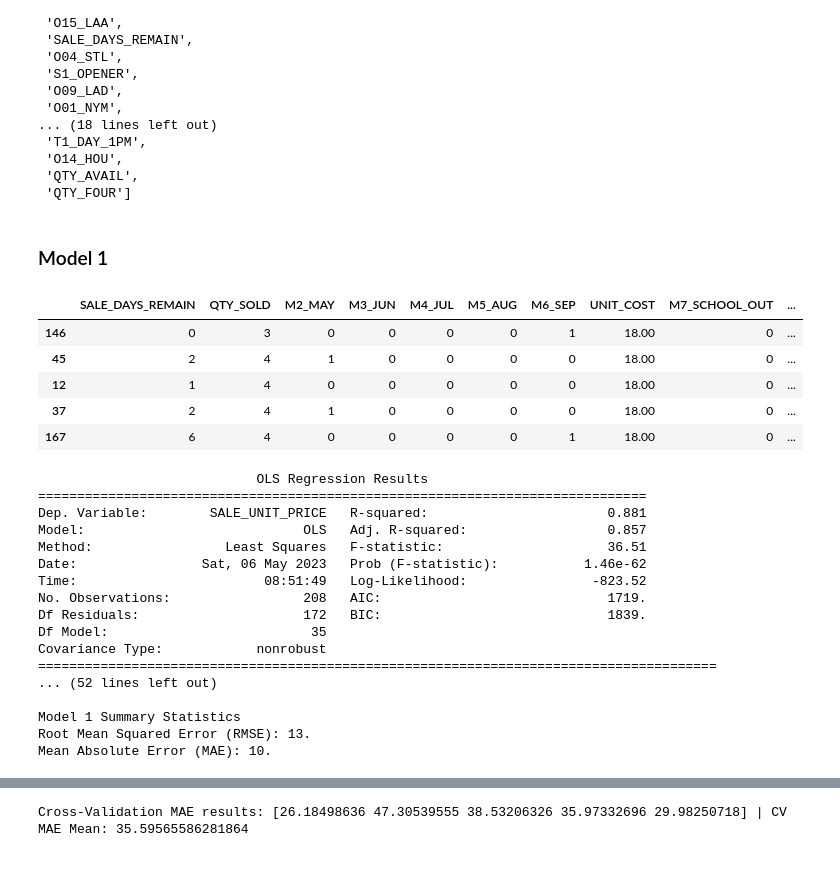
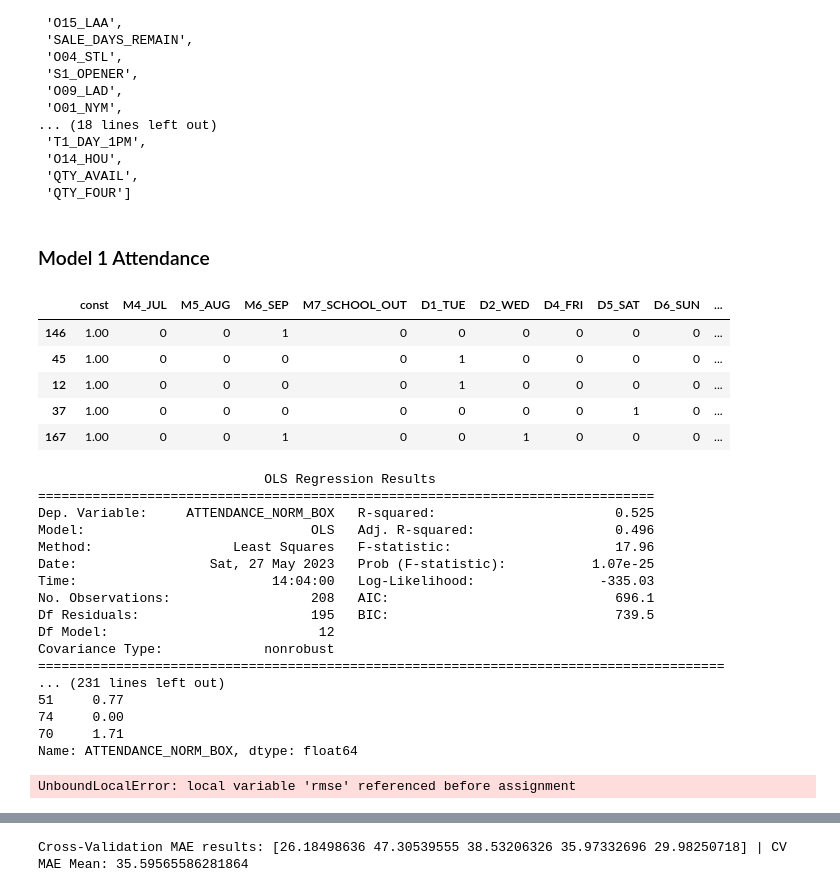
Before and after one commit to cutterback/p09_atlanta_braves_ticket_prices, a Jupyter notebook: Braves_2022_Ticket_Sales.ipynb, the cells around one changed output, grey strips where cells are left out. Cells and saved outputs as stored; diff of their text form; code cells hidden in the pictures.

```diff
--- a/Braves_2022_Ticket_Sales.ipynb
+++ b/Braves_2022_Ticket_Sales.ipynb
@@ -319,7 +319,11 @@ def predict(model_nbr, model, X_train, X_test, y_train, y_test):
 ### Feature Review
 # %%
 # set sell-out indicator if attendance exceeds 41,084 capacity at Truist Park for 2022 season
+WKND = [1,6,7]
+WEEK = [2,3,4,5]
 sales['SELL_OUT'] = sales['ATTENDANCE'].apply(lambda x: 1 if x >= 41084 else 0)
+sales['SELL_OUT_WKND'] = np.where((sales.SELL_OUT == 1) & (sales.DOW.isin(WKND)), 1, 0)
+sales['SELL_OUT_WEEK'] = np.where((sales.SELL_OUT == 1) & (sales.DOW.isin(WEEK)), 1, 0)
 sales['QTY_SINGLE'] = sales['QTY_SOLD'].apply(lambda x: 1 if x == 1 else 0)
 sales['QTY_FOUR'] = sales['QTY_SOLD'].apply(lambda x: 1 if x == 4 else 0)
 sales['OPP_RANK1'] = sales['OPP_RANK'].apply(lambda x: 1 if x == 1 else 0)
@@ -330,6 +334,8 @@ sales['OPP_RANK5'] = sales['OPP_RANK'].apply(lambda x: 1 if x == 5 else 0)
 sales['SOLD_SAME_DAY'] = sales['SALE_DAYS_REMAIN'].apply(lambda x: 1 if x == 0 else 0)
 sales['SALE_DAYS_REMAIN_ADJ'] = sales['SALE_DAYS_REMAIN'].apply(lambda x: 0.5 if x == 0 else x)
 sales['SALE_DAYS_REMAIN_SQRT'] = np.sqrt(sales['SALE_DAYS_REMAIN_ADJ'])
+sales['ATTENDANCE_SQRT'] = np.sqrt(sales['ATTENDANCE'])
+sales['ATTENDANCE_NORM'] = normalize(sales['ATTENDANCE'])
 sales['SALE_UNIT_PRICE_SQRT'] = np.sqrt(sales['SALE_UNIT_PRICE'])
 sales['QTY_SINGLE_SAME_DAY'] = sales['QTY_SOLD'].apply(lambda x: 1 if x == 1 else 0)
 # %%
@@ -414,8 +430,8 @@ OPP_FORBES_VAL_LOG kurtosis: -0.9619996045848951
 # apply boxcox to price to see if this feature is better than price_log
 days_box = []
 days_box, price_lambda = stats.boxcox(seats.SALE_DAYS_REMAIN_ADJ)
-seats.insert(loc=4, column='SALE_DAYS_REMAIN_BOX', value=pd.Series(days_box))
+seats.insert(loc=75, column='ATTENDANCE_NORM_BOX', value=pd.Series(days_box))
 print(price_lambda)
-check_normality(seats, 'SALE_DAYS_REMAIN_BOX', bins=20)
+check_normality(seats, 'ATTENDANCE_NORM_BOX', bins=20)
 # %% [output]
 0.2923506144389071
@@ -423 +439,8 @@ SALE_DAYS_REMAIN_BOX 4 Std Dev: 9.454092333508209 | Home Counts above this size:
 [figure]
+# %%
+# apply boxcox to price to see if this feature is better than price_log
+days_box = []
+days_box, price_lambda = stats.boxcox(seats.SALE_DAYS_REMAIN_ADJ)
+seats.insert(loc=4, column='SALE_DAYS_REMAIN_BOX', value=pd.Series(days_box))
+print(price_lambda)
+check_normality(seats, 'SALE_DAYS_REMAIN_BOX', bins=20)
@@ -521,7 +548,7 @@ seats.drop(columns=['MARGIN','NET_PAYOUT','SALE_EXT_AMT','STUBHUB_FEES','EXT_COS
 # %%
 # divide dataset into X predictors and y target
 X = seats.drop(['SALE_UNIT_PRICE','SALE_UNIT_PRICE_SQRT','SALE_UNIT_PRICE_LOG'], axis=1)
-y = seats[['SALE_UNIT_PRICE','SALE_UNIT_PRICE_SQRT','SALE_UNIT_PRICE_LOG']]
+y = seats[['SALE_UNIT_PRICE','SALE_UNIT_PRICE_SQRT','SALE_UNIT_PRICE_LOG','ATTENDANCE','ATTENDANCE_NORM_BOX']]
 # %%
 # split data 80% training and 20% test w/ random state for reproducability
 X_train, X_test, y_train, y_test = train_test_split(
@@ -587,53 +614,50 @@ forwardselect
  'QTY_AVAIL',
  'QTY_FOUR']
 # %% [markdown]
-### Model 1
+### Model 1 Attendance
 # %%
 # model 1 setup and call statsmodel function
-features_m1 = ['SALE_DAYS_REMAIN', 'QTY_SOLD', 'M2_MAY', 'M3_JUN', 'M4_JUL', 'M5_AUG', 'M6_SEP','UNIT_COST',
-               'M7_SCHOOL_OUT', 'D1_TUE', 'D2_WED', 'D3_THUR', 'D4_FRI', 'D5_SAT', 'D6_SUN', 'S1_OPENER', 'S2_MOTHERS_DAY',
-               'S3_INDEPENDENCE_DAY', 'T1_DAY_4PM', 'O01_NYM', 'O02_PHL', 'O03_MIA', 'O04_STL', 'O05_MIL', 'O06_CHC', 'O07_PIT',
-               'O09_LAD', 'O10_SDP', 'O11_SFG', 'O12_ARI', 'O13_COL', 'O14_HOU', 'O15_LAA', 'O16_OAK', 'O17_BOS', 'OC1_DIVISION',
-               'OC2_AL_INTER', 'BRAVES_RANK', 'STREAK']
+features_m1 = ['M4_JUL','M5_AUG','M6_SEP','M7_SCHOOL_OUT','D1_TUE','D2_WED','D4_FRI','D5_SAT','D6_SUN','S1_OPENER','R1_BRAVES_GB']
 
 # apply features to X_train and chose which y to predict
 X_train_m1 = sm.add_constant(X_train[features_m1])
-y_train_m1 = y_train['SALE_UNIT_PRICE']
+y_train_m1 = y_train['ATTENDANCE_NORM_BOX']
 
 # apply features to X_test and chose which y to predict
 X_test_m1 = sm.add_constant(X_test[features_m1])
-y_test_m1 = y_test['SALE_UNIT_PRICE']
+y_test_m1 = y_test['ATTENDANCE_NORM_BOX']
 
 # quick check of rows
 X_train_m1.head()
 # %% [output]
-|  | SALE_DAYS_REMAIN | QTY_SOLD | M2_MAY | M3_JUN | M4_JUL | M5_AUG | M6_SEP | UNIT_COST | M7_SCHOOL_OUT | ... |
-| 146 | 0 | 3 | 0 | 0 | 0 | 0 | 1 | 18.00 | 0 | ... |
-| 45 | 2 | 4 | 1 | 0 | 0 | 0 | 0 | 18.00 | 0 | ... |
-| 12 | 1 | 4 | 0 | 0 | 0 | 0 | 0 | 18.00 | 0 | ... |
-| 37 | 2 | 4 | 1 | 0 | 0 | 0 | 0 | 18.00 | 0 | ... |
-| 167 | 6 | 4 | 0 | 0 | 0 | 0 | 1 | 18.00 | 0 | ... |
+|  | const | M4_JUL | M5_AUG | M6_SEP | M7_SCHOOL_OUT | D1_TUE | D2_WED | D4_FRI | D5_SAT | D6_SUN | ... |
+| 146 | 1.00 | 0 | 0 | 1 | 0 | 0 | 0 | 0 | 0 | 0 | ... |
+| 45 | 1.00 | 0 | 0 | 0 | 0 | 1 | 0 | 0 | 0 | 0 | ... |
+| 12 | 1.00 | 0 | 0 | 0 | 0 | 1 | 0 | 0 | 0 | 0 | ... |
+| 37 | 1.00 | 0 | 0 | 0 | 0 | 0 | 0 | 0 | 1 | 0 | ... |
+| 167 | 1.00 | 0 | 0 | 1 | 0 | 0 | 1 | 0 | 0 | 0 | ... |
 # %%
 # run the model iteration and store in model variable
 model_1, rsq_adj_m1, rmse_m1, mae_m1 = calc_sm_ols(model_nbr=1, X=X_train_m1, y=y_train_m1)
 # %% [output]
-                            OLS Regression Results
-==============================================================================
-Dep. Variable:        SALE_UNIT_PRICE   R-squared:                       0.881
-Model:                            OLS   Adj. R-squared:                  0.857
-Method:                 Least Squares   F-statistic:                     36.51
-Date:                Sat, 06 May 2023   Prob (F-statistic):           1.46e-62
-Time:                        08:51:49   Log-Likelihood:                -823.52
-No. Observations:                 208   AIC:                             1719.
-Df Residuals:                     172   BIC:                             1839.
-Df Model:                          35
-Covariance Type:            nonrobust
-=======================================================================================
-... (52 lines left out)
-
-Model 1 Summary Statistics
-Root Mean Squared Error (RMSE): 13.
-Mean Absolute Error (MAE): 10.
+                             OLS Regression Results
+===============================================================================
+Dep. Variable:     ATTENDANCE_NORM_BOX   R-squared:                       0.525
+Model:                             OLS   Adj. R-squared:                  0.496
+Method:                  Least Squares   F-statistic:                     17.96
+Date:                 Sat, 27 May 2023   Prob (F-statistic):           1.07e-25
+Time:                         14:04:00   Log-Likelihood:                -335.03
+No. Observations:                  208   AIC:                             696.1
+Df Residuals:                      195   BIC:                             739.5
+Df Model:                           12
+Covariance Type:             nonrobust
+========================================================================================
+... (231 lines left out)
+51     0.77
+74     0.00
+70     1.71
+Name: ATTENDANCE_NORM_BOX, dtype: float64
+UnboundLocalError: local variable 'rmse' referenced before assignment
 # %%
 # plot the overall residuals via QQ-plot
 qqplot(model_nbr=1, model=model_1)
```
Also changed, not shown: parts of 14 cells of this notebook.
